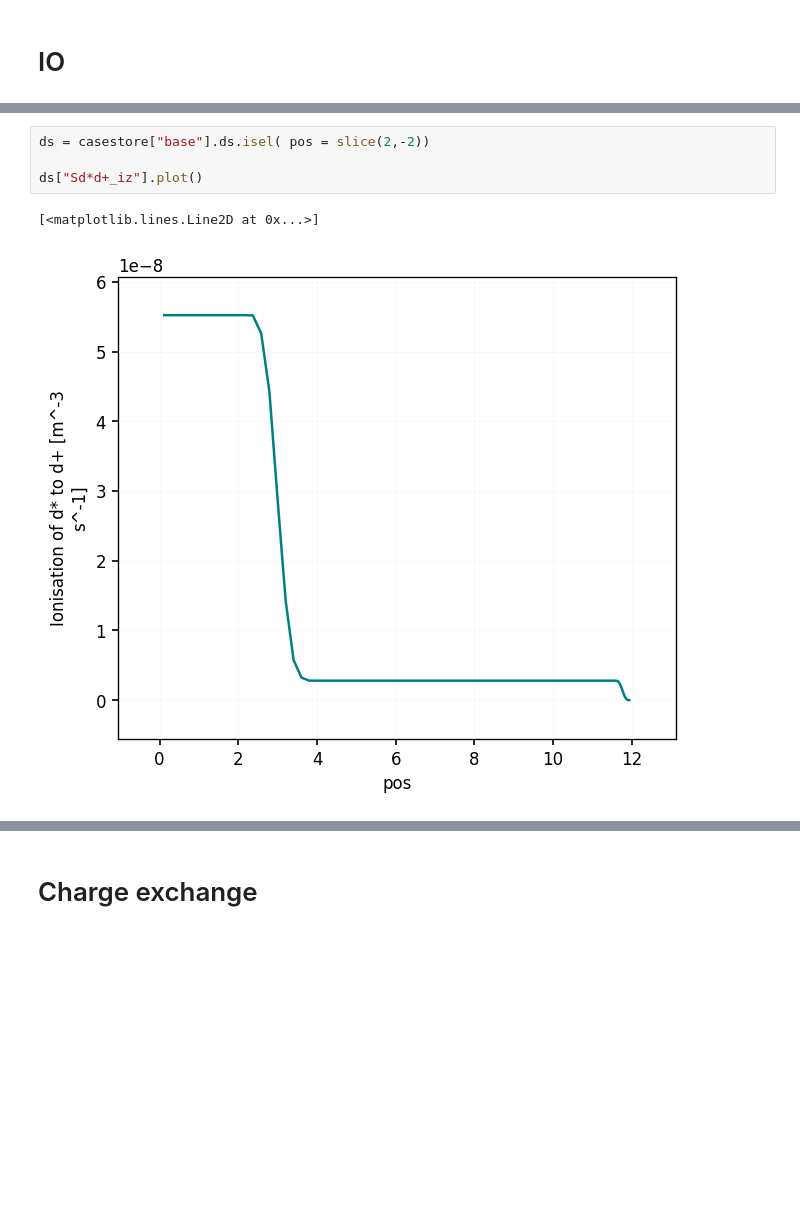
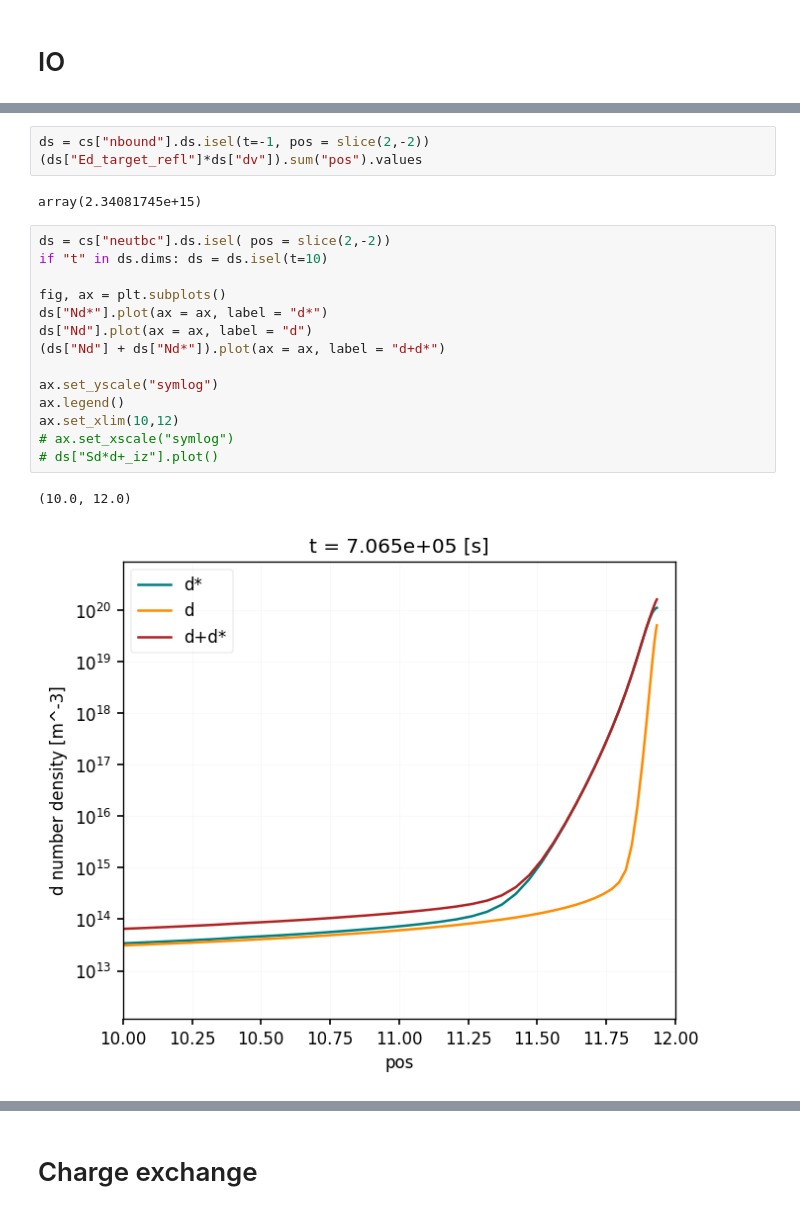
Before and after one commit to mikekryjak/notebooks, a Jupyter notebook: 131/131-2023-11-28 - Hot neutrals dev 1D.ipynb, the cells around one changed output, grey strips where cells are left out. Saved outputs shown, nothing was run; the diff lists cells and outputs as text; blank space fills up the shorter version.

```diff
--- a/131/131-2023-11-28 - Hot neutrals dev 1D.ipynb
+++ b/131/131-2023-11-28 - Hot neutrals dev 1D.ipynb
@@ -67,7 +132,22 @@ for case in toload:
 # %%
-ds = casestore["base"].ds.isel( pos = slice(2,-2))
-
-ds["Sd*d+_iz"].plot()
+ds = cs["nbound"].ds.isel(t=-1, pos = slice(2,-2))
+(ds["Ed_target_refl"]*ds["dv"]).sum("pos").values
 # %% [output]
-[<matplotlib.lines.Line2D at 0x...>]
+array(2.34081745e+15)
-[figure, removed]
+# %%
+ds = cs["neutbc"].ds.isel( pos = slice(2,-2))
+if "t" in ds.dims: ds = ds.isel(t=10)
+
+fig, ax = plt.subplots()
+ds["Nd*"].plot(ax = ax, label = "d*")
+ds["Nd"].plot(ax = ax, label = "d")
+(ds["Nd"] + ds["Nd*"]).plot(ax = ax, label = "d+d*")
+
+ax.set_yscale("symlog")
+ax.legend()
+ax.set_xlim(10,12)
+# ax.set_xscale("symlog")
+# ds["Sd*d+_iz"].plot()
+# %% [output]
+(10.0, 12.0)
+[figure, added]
```
Also changed, not shown: parts of 17 cells of this notebook, 11 other files.
